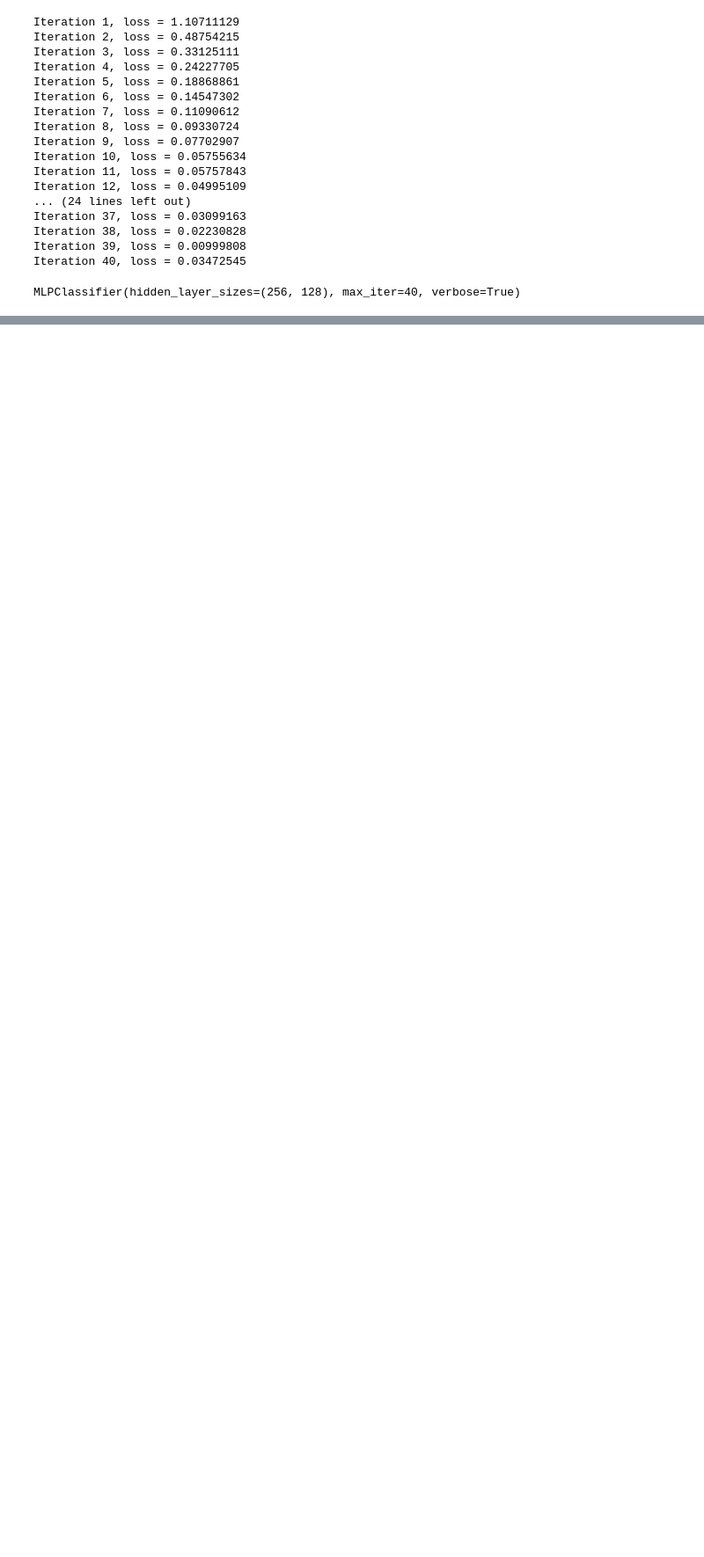
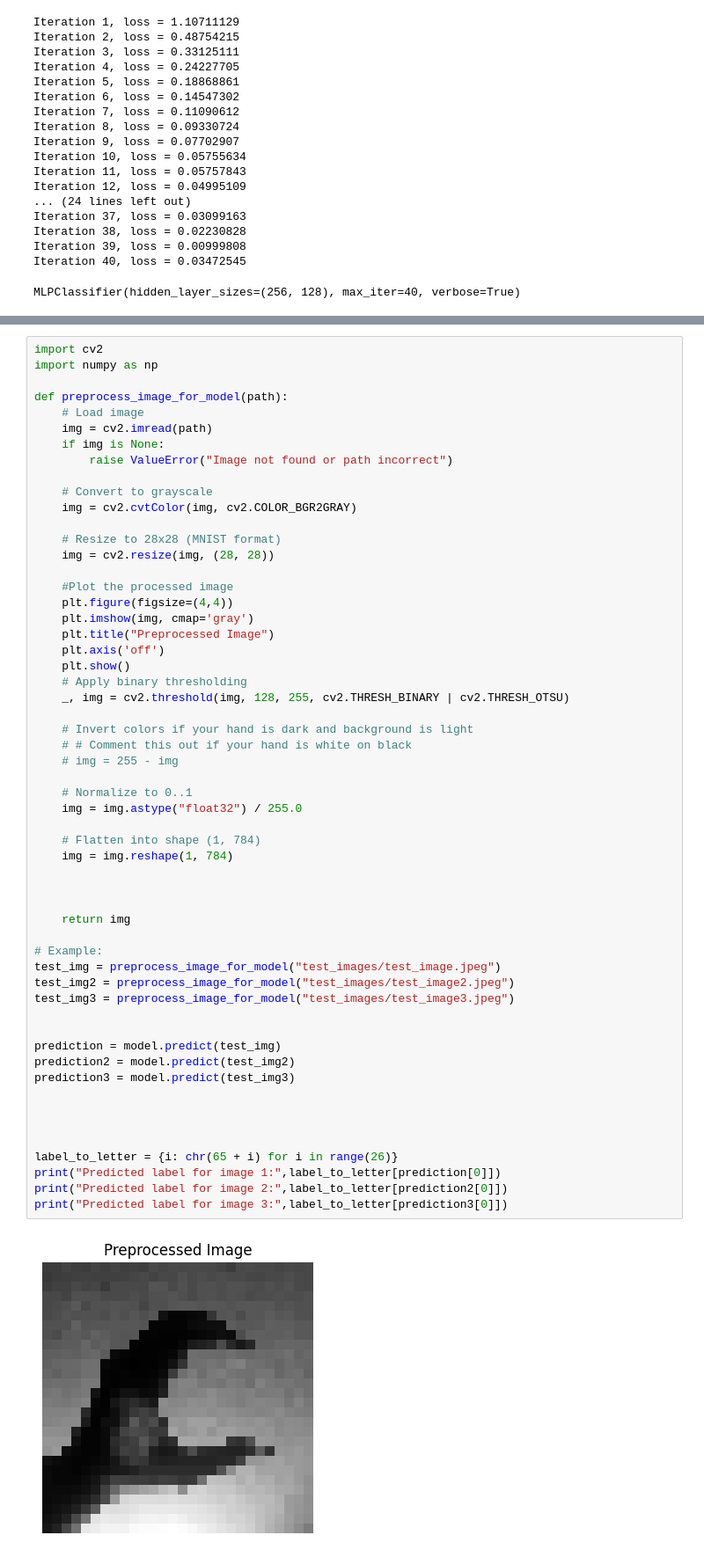
Before and after one commit to eleftheriaa/American-Sign-Language-Detection, a Jupyter notebook: augmentation.ipynb, the cells around one changed output, grey strips where cells are left out. Shown: that part at 88% size. Cells and saved outputs as stored; diff of their text form; blank space fills up the shorter version.

```diff
--- a/augmentation.ipynb
+++ b/augmentation.ipynb
@@ -155,3 +157,61 @@ Report on Test Data:
     accuracy                           0.91      7172
    macro avg       0.90      0.90      0.90      7172
 weighted avg       0.91      0.91      0.91      7172
+# %%
+import cv2
+import numpy as np
+
+def preprocess_image_for_model(path):
+    # Load image
+    img = cv2.imread(path)
+    if img is None:
+        raise ValueError("Image not found or path incorrect")
+
+    # Convert to grayscale
+    img = cv2.cvtColor(img, cv2.COLOR_BGR2GRAY)
+
+    # Resize to 28x28 (MNIST format)
+    img = cv2.resize(img, (28, 28))
+
+    #Plot the processed image
+    plt.figure(figsize=(4,4))
+    plt.imshow(img, cmap='gray')
+    plt.title("Preprocessed Image")
+    plt.axis('off')
+    plt.show()
+    # Apply binary thresholding
+    _, img = cv2.threshold(img, 128, 255, cv2.THRESH_BINARY | cv2.THRESH_OTSU)
+
+    # Invert colors if your hand is dark and background is light
+    # # Comment this out if your hand is white on black
+    # img = 255 - img
+
+    # Normalize to 0..1
+    img = img.astype("float32") / 255.0
+
+    # Flatten into shape (1, 784)
+    img = img.reshape(1, 784)
+
+
+
+    return img
+
+# Example:
+test_img = preprocess_image_for_model("test_images/test_image.jpeg")
+test_img2 = preprocess_image_for_model("test_images/test_image2.jpeg")
+test_img3 = preprocess_image_for_model("test_images/test_image3.jpeg")
+
+
+prediction = model.predict(test_img)
+prediction2 = model.predict(test_img2)
+prediction3 = model.predict(test_img3)
+
+
+
+
+label_to_letter = {i: chr(65 + i) for i in range(26)}
+print("Predicted label for image 1:",label_to_letter[prediction[0]])
+print("Predicted label for image 2:",label_to_letter[prediction2[0]])
+print("Predicted label for image 3:",label_to_letter[prediction3[0]])
+# %% [output]
+[figure, added]
```
Also changed, not shown: parts of 3 cells of this notebook, 3 other files.
